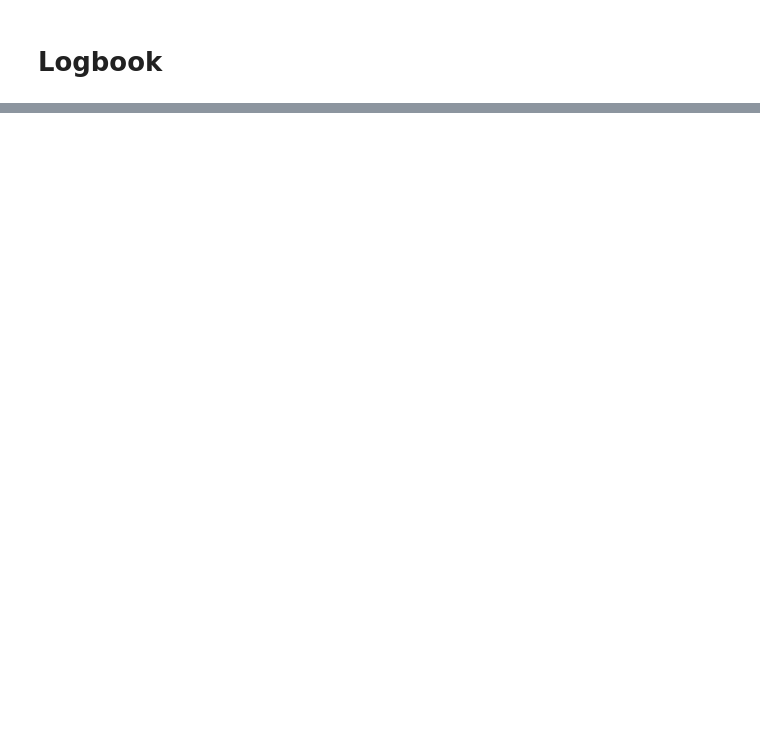
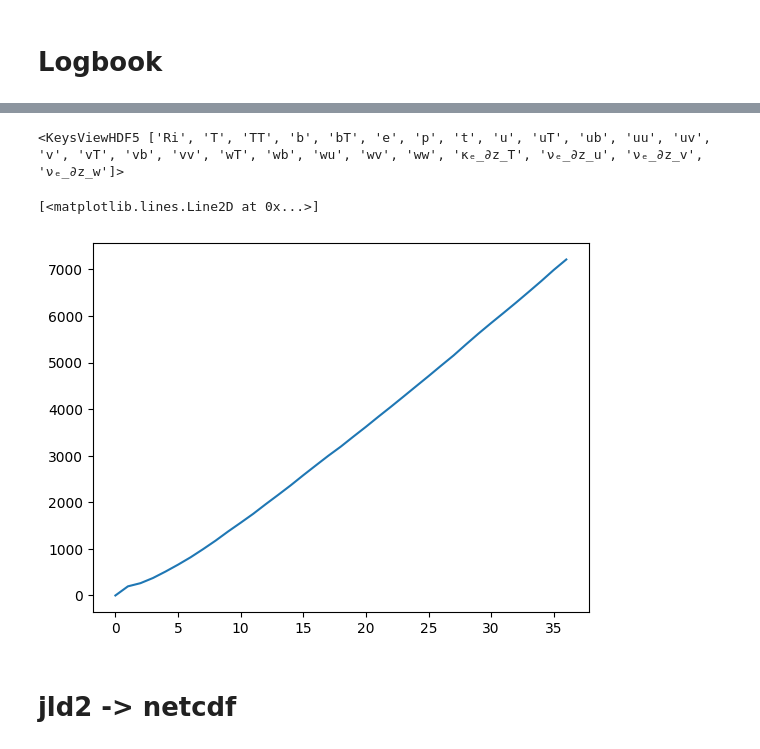
Before and after one commit to meom-group/tunax, a Jupyter notebook: notebooks/fitting_k_eps.ipynb, the cells around one changed output, grey strips where cells are left out. Drawn from its saved outputs; the diff is of its cells as text; code cells hidden in the pictures; blank space fills up the shorter version.

Commit message:
jld2 to netcdf function

```diff
--- a/notebooks/fitting_k_eps.ipynb
+++ b/notebooks/fitting_k_eps.ipynb
@@ -31,0 +59,31 @@ desc_ex =
+# %%
+import h5py
+
+filename_j = os.path.join('..', 'obs', 'horizontally_averaged_LES_data',
+                        '6_hour_suite', '0.75m', 'free_convection_instantaneous_statistics.jld2')
+
+def print_attrs(name, obj):
+    print(name)
+    for key, val in obj.attrs.items():
+        print(f"    {key}: {val}")
+
+
+f = h5py.File(filename_j, 'r')
+# f.visititems(print_attrs)
+
+ts = f['timeseries']
+print(ts.keys())
+
+t = ts['t']['0']
+time_list_str = list(ts['t'].keys())
+
+time_list = [int(time) for time in time_list_str]
+time_list.sort()
+plt.plot(time_list)
+# plt.plot(T['4051'][:, 0, 0])
+# %% [output]
+<KeysViewHDF5 ['Ri', 'T', 'TT', 'b', 'bT', 'e', 'p', 't', 'u', 'uT', 'ub', 'uu', 'uv', 'v', 'vT', 'vb', 'vv', 'wT', 'wb', 'wu', 'wv', 'ww', 'κₑ_∂z_T', 'νₑ_∂z_u', 'νₑ_∂z_v', 'νₑ_∂z_w']>
+[<matplotlib.lines.Line2D at 0x...>]
+[figure, added]
+# %% [markdown]
+# jld2 -> netcdf
```
Also changed, not shown: parts of 9 cells of this notebook, 2 other files.
